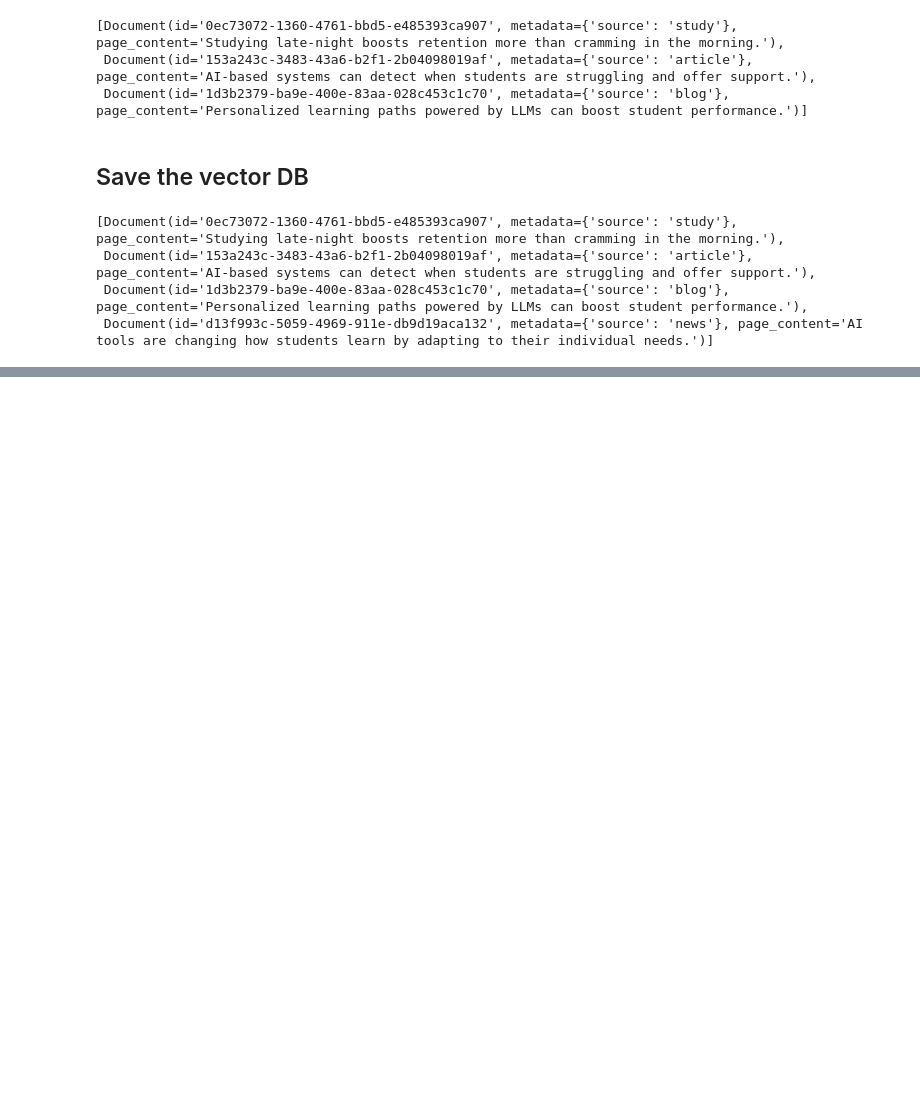
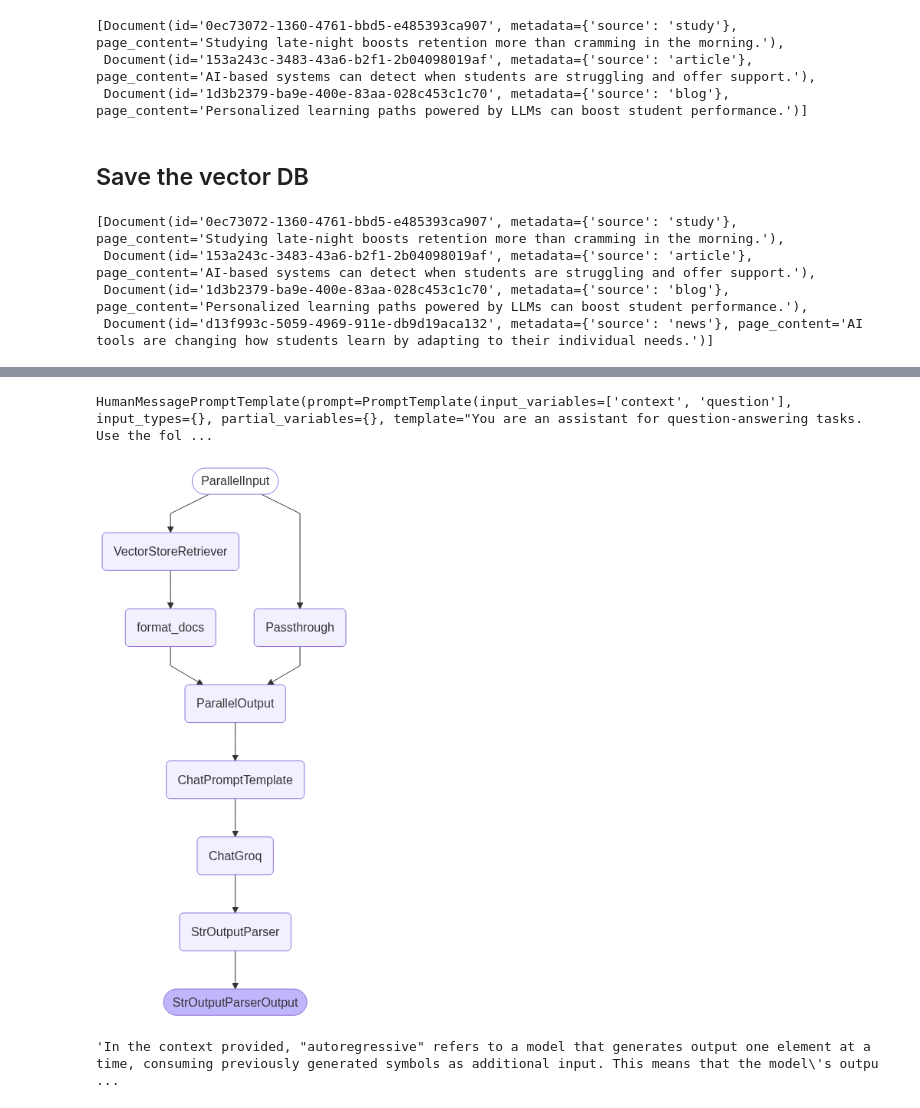
Before and after one commit to MDalamin5/End-to-End-Agentic-Ai-Automation-Lab, a Jupyter notebook: 02-LangChain-Basics/2.3-Build-RAG-Skratch/vectorStore-and-RAG.ipynb, the cells around one changed output, grey strips where cells are left out. Drawn from its saved outputs; the diff is of its cells as text; code cells hidden in the pictures; blank space fills up the shorter version.

Commit message:
implement vanilla rag and faiss vector db save in loacal

```diff
--- a/02-LangChain-Basics/2.3-Build-RAG-Skratch/vectorStore-and-RAG.ipynb
+++ b/02-LangChain-Basics/2.3-Build-RAG-Skratch/vectorStore-and-RAG.ipynb
@@ -173,0 +198,19 @@ local_new_retriever.invoke("How to boost student performance in study?")
+# %%
+import faiss
+from langchain_community.vectorstores import FAISS
+
+index = faiss.IndexFlatIP(768)
+vectoreStoree = FAISS(
+    index=index,
+    docstore=InMemoryDocstore(),
+    embedding_function=embeddings,
+    index_to_docstore_id={}
+)
+
+vectoreStoree.add_documents(chunk_documents)
+retriever = vectoreStoree.as_retriever(
+    search_type = "similarity",
+    search_kwargs={
+        "k": 3
+    }
+)
@@ -173,0 +223,33 @@ local_new_retriever.invoke("How to boost student performance in study?")
+# %%
+from langchain_core.output_parsers import StrOutputParser
+from langchain import hub
+
+prompt = hub.pull("rlm/rag-prompt")
+prompt.messages[0]
+# %% [output]
+HumanMessagePromptTemplate(prompt=PromptTemplate(input_variables=['context', 'question'], input_types={}, partial_variables={}, template="You are an assistant for question-answering tasks. Use the fol ...
+# %%
+from langchain_core.runnables import RunnablePassthrough
+
+def format_docs(retriever_docs):
+    context_text = "\n\n".join(doc.page_content for doc in retriever_docs)
+    return context_text
+# %%
+rag_chain = (
+    {
+        "context": retriever | format_docs,
+        "question": RunnablePassthrough()
+    }
+    | prompt
+    | llm
+    | StrOutputParser()
+)
+# %%
+from IPython.display import display, Image
+display(Image(rag_chain.get_graph().draw_mermaid_png()))
+# %% [output]
+[figure, added]
+# %%
+rag_chain.invoke("What do you mean by autoregressive?")
+# %% [output]
+'In the context provided, "autoregressive" refers to a model that generates output one element at a time, consuming previously generated symbols as additional input. This means that the model\'s outpu ...
```
Also changed, not shown: parts of 6 cells of this notebook.
